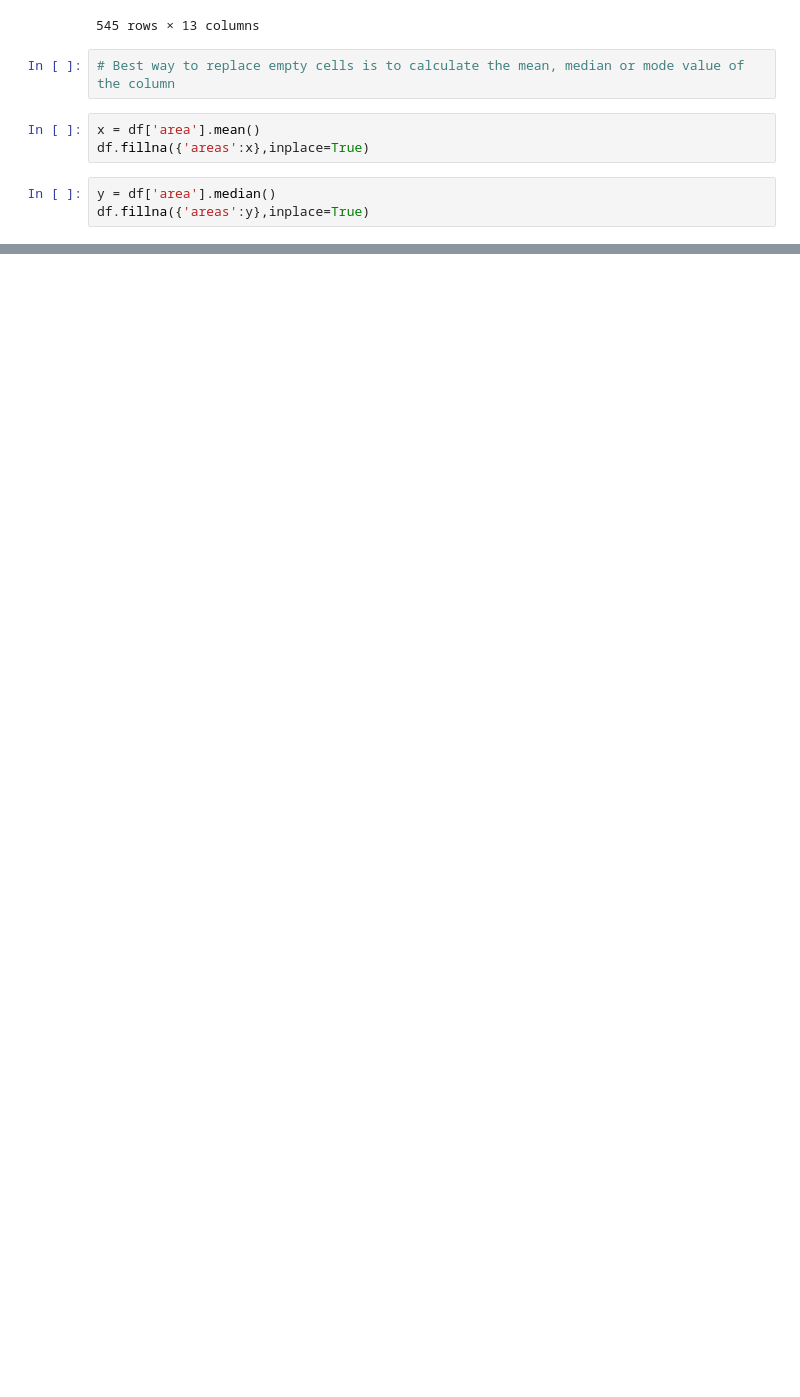
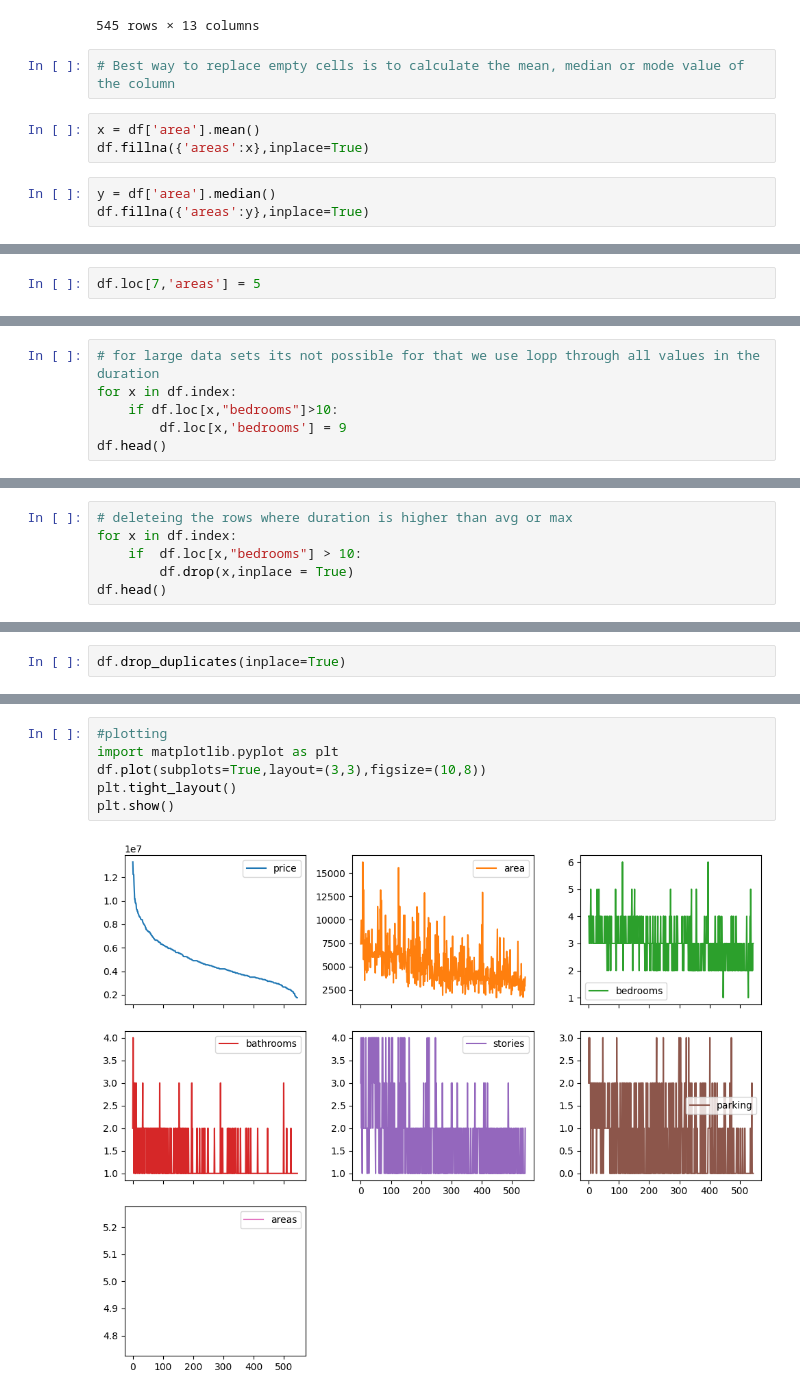
Before and after one commit to red445992/Ml-Basics, a Jupyter notebook: pandas.ipynb, the cells around one changed output, grey strips where cells are left out. Drawn from its saved outputs; the diff is of its cells as text; blank space fills up the shorter version.

```diff
--- a/pandas.ipynb
+++ b/pandas.ipynb
@@ -314,0 +343,2 @@ df.head()
+# %%
+df.loc[7,'areas'] = 5
@@ -314,0 +359,6 @@ df.head()
+# %%
+# for large data sets its not possible for that we use lopp through all values in the duration
+for x in df.index:
+    if df.loc[x,"bedrooms"]>10:
+        df.loc[x,'bedrooms'] = 9
+df.head()
@@ -314,0 +372,6 @@ df.head()
+# %%
+# deleteing the rows where duration is higher than avg or max
+for x in df.index:
+    if  df.loc[x,"bedrooms"] > 10:
+        df.drop(x,inplace = True)
+df.head()
@@ -314,0 +387,2 @@ df.head()
+# %%
+df.drop_duplicates(inplace=True)
@@ -314,0 +410,8 @@ df.head()
+# %%
+#plotting
+import matplotlib.pyplot as plt
+df.plot(subplots=True,layout=(3,3),figsize=(10,8))
+plt.tight_layout()
+plt.show()
+# %% [output]
+[figure, added]
```
Also changed, not shown: parts of 16 cells of this notebook.
